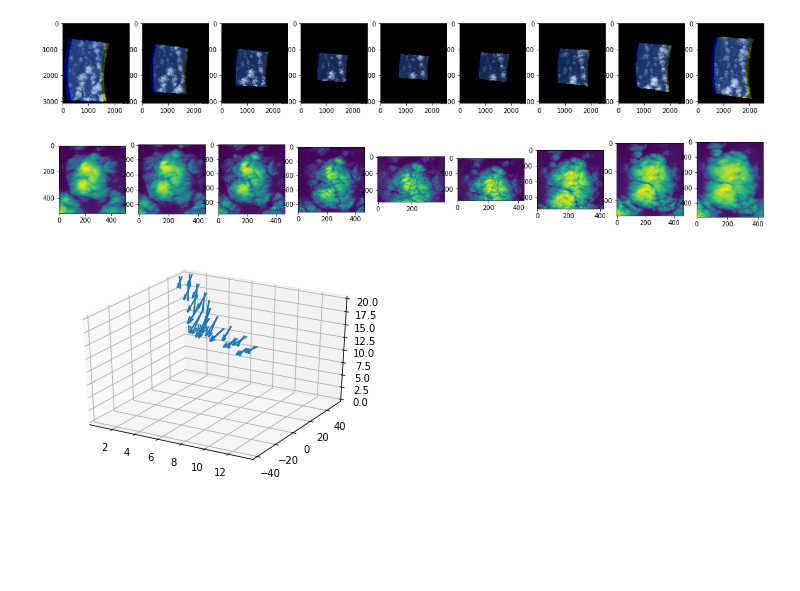
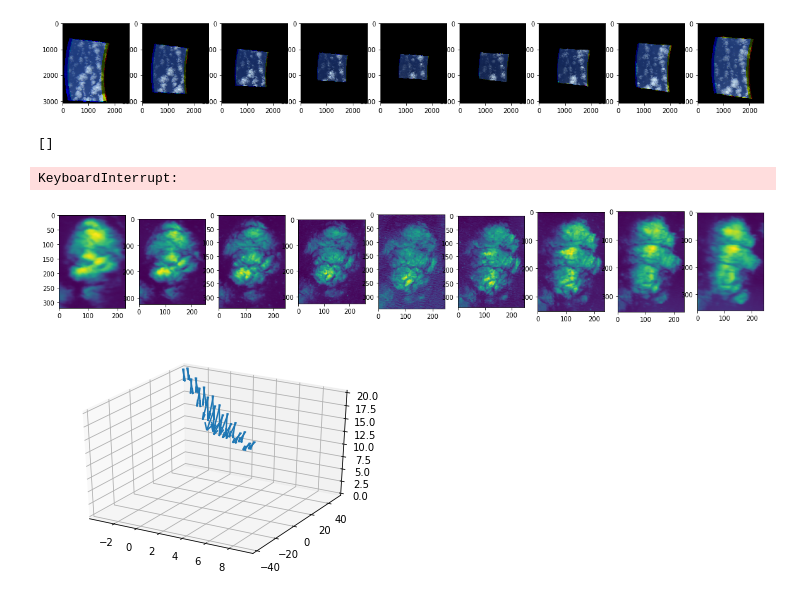
Before and after one commit to aviadlevis/pyshdom, a Jupyter notebook: Develop_Dynamic_cloud/AirMSPI Dynamic Data Loading.ipynb, the cells around one changed output. Cells and saved outputs as stored; diff of their text form; code cells hidden in the pictures; blank space fills up the shorter version.

```diff
--- a/Develop_Dynamic_cloud/AirMSPI Dynamic Data Loading.ipynb
+++ b/Develop_Dynamic_cloud/AirMSPI Dynamic Data Loading.ipynb
@@ -38,11 +40,18 @@ roi = []
+# %%
+print(roi)
+# %% [output]
+[]
 # %%
 # pre-calculate region of interest for demonstration for
 # AirMSPI_ER2_GRP_ELLIPSOID_20130206_Pacific-32N123W data
-roi = [[1552, 2072, 780, 1288], [1644, 2108, 864, 1308], [1696, 2176, 916, 1376], [1740, 2196, 936, 1400], [1840, 2108, 1040, 1432], [1884, 2160, 1064, 1500], [1944, 2316, 1116, 1540], [1972, 2480, 1136, 1600], [2052, 2544, 1204, 1640]]
+# roi = [[1552, 2072, 780, 1288], [1644, 2108, 864, 1308], [1696, 2176, 916, 1376], [1740, 2196, 936, 1400], [1840, 2108, 1040, 1432], [1884, 2160, 1064, 1500], [1944, 2316, 1116, 1540], [1972, 2480, 1136, 1600], [2052, 2544, 1204, 1640]]
+roi = [[1288, 1608, 588, 816], [1356, 1680, 640, 892], [1416, 1756, 696, 940], [1492, 1820, 732, 992], [1540, 1884, 792, 1036], [1604, 1944, 828, 1076], [1660, 2012, 884, 1120], [1728, 2084, 936, 1172], [1792, 2152, 980, 1224]]
 
 valid_wavelength = [660]
 airmspi_measurements = shdom.AirMSPIDynamicMeasurements()
 airmspi_measurements.load_from_hdf(data_dir,region_of_interest=roi,valid_wavelength=valid_wavelength)
+# %% [output]
+KeyboardInterrupt:
 # %%
 # View images
 
@@ -58,21 +67,21 @@ for ax, image in zip(axarr, airmspi_measurements.images):
     image -= image.min()
     ax.imshow(image/image.max())
 # %% [output]
-[figure, old version]
+[figure, new version]
 # %%
 # Plot locations of the cameras
 
 %matplotlib inline
 fig = plt.figure()
 ax = fig.add_subplot(111, projection='3d')
 ax.view_init()
-x_min = airmspi_measurements.camera.projection.x.min()
-x_max = airmspi_measurements.camera.projection.x.max()
-y_min = airmspi_measurements.camera.projection.y.min()
-y_max = airmspi_measurements.camera.projection.y.max()
+x_min = airmspi_measurements._projections.x.min()
+x_max = airmspi_measurements._projections.x.max()
+y_min = airmspi_measurements._projections.y.min()
+y_max = airmspi_measurements._projections.y.max()
 airmspi_measurements.plot(ax,[x_min, x_max],[y_min, y_max],[0, 20],5)
 # %% [output]
-[figure, old version]
+[figure, new version]
 # %%
 # Test cloud's pre-processing alignment by space carve object
 nx = 20
```
Also changed, not shown: parts of 3 cells of this notebook, 15 other files.
